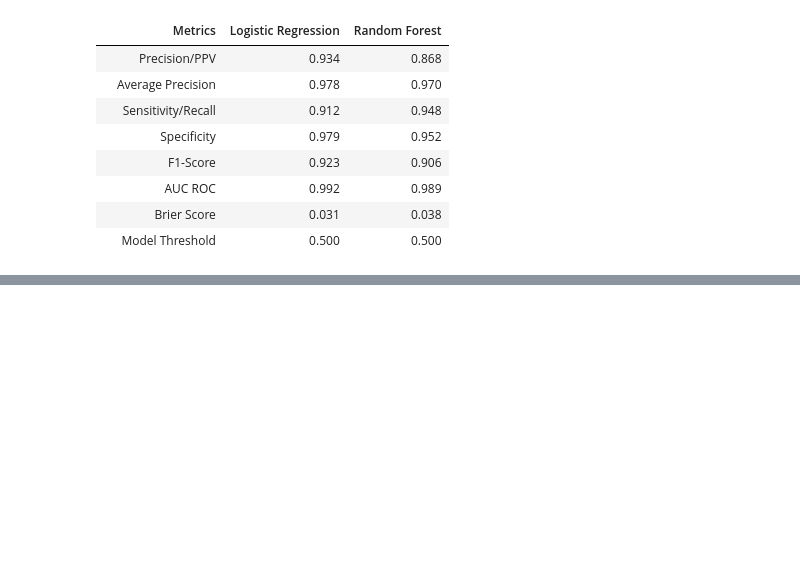
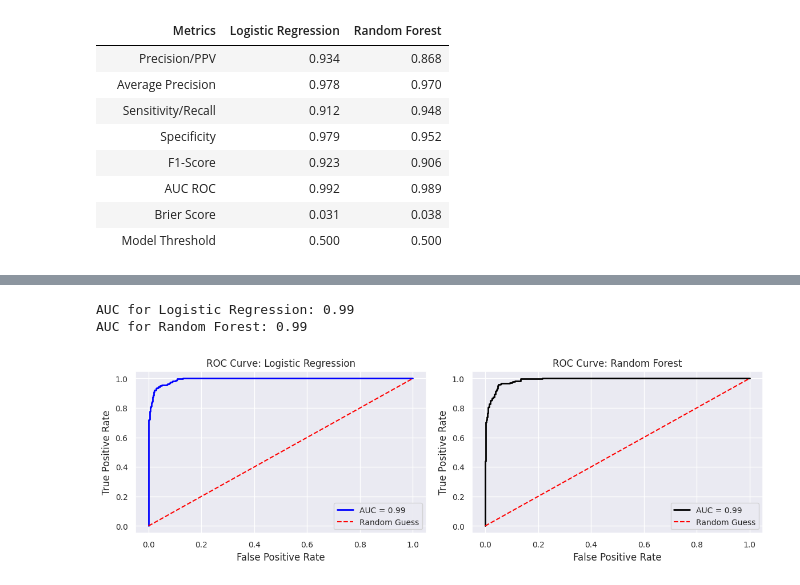
Before and after one commit to parkco34/aai_500_team_project, a Jupyter notebook: MSAAI_500_Notebook__victoria_edits.ipynb, the cells around one changed output, grey strips where cells are left out. Cells and saved outputs as stored; diff of their text form; code cells hidden in the pictures; blank space fills up the shorter version.

```diff
--- a/MSAAI_500_Notebook__victoria_edits.ipynb
+++ b/MSAAI_500_Notebook__victoria_edits.ipynb
@@ -394,0 +415,22 @@ Waskom, M. L. (2021). seaborn: Statistical data visualization. Journal of Open S
+# %%
+#ROC Curve
+#(Shpaner, 2025)
+show_roc_curve(
+    model=[model1, model2],
+    X=X_test,
+    y=y_test,
+    model_title=model_titles,
+    decimal_places=2,
+    n_cols=2,
+    n_rows=1,
+    curve_kwgs={
+        "Logistic Regression": {"color": "blue", "linewidth": 2},
+        "Random Forest": {"color": "black", "linewidth": 2},
+    },
+    linestyle_kwgs={"color": "red", "linestyle": "--"},
+    subplots=True,
+)
+# %% [output]
+AUC for Logistic Regression: 0.99
+AUC for Random Forest: 0.99
+[figure, added]
```
Also changed, not shown: parts of 11 cells of this notebook.
